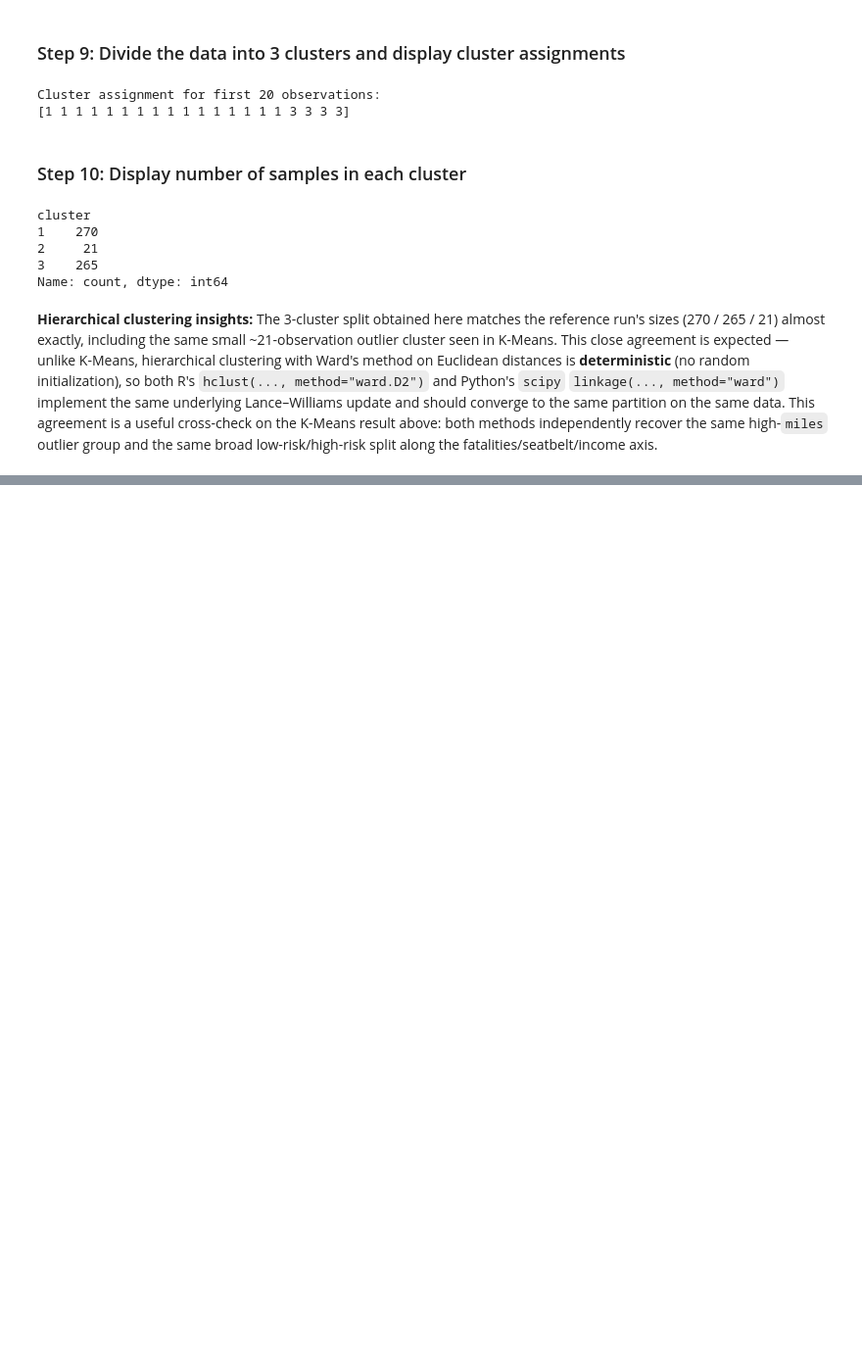
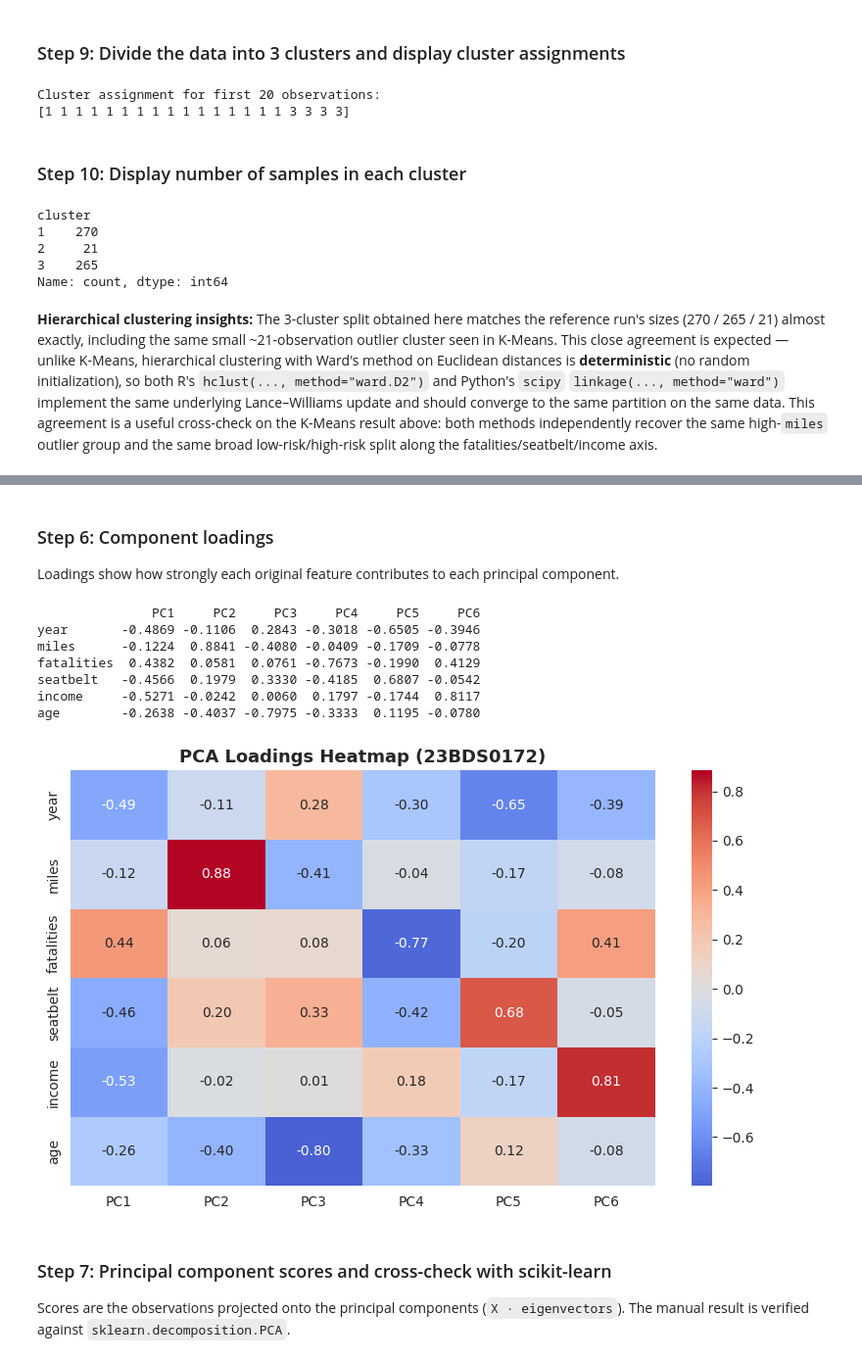
Before and after one commit to Udit587/UditVashisht-EDA-Project, a Jupyter notebook: Phase1_EDA_USSeatBelts.ipynb, the cells around one changed output, grey strips where cells are left out. Shown at 98% size. Saved outputs shown, nothing was run; the diff lists cells and outputs as text; code cells hidden in the pictures; blank space fills up the shorter version.

```diff
--- a/Phase1_EDA_USSeatBelts.ipynb
+++ b/Phase1_EDA_USSeatBelts.ipynb
@@ -1255,0 +1304,11 @@ low-risk/high-risk split along the fatalities/seatbelt/income axis.
+# %%
+eigenvalues, eigenvectors = np.linalg.eigh(cov_matrix)
+
+# eigh returns ascending order -> sort descending
+order = np.argsort(eigenvalues)[::-1]
+eigenvalues = eigenvalues[order]
+eigenvectors = eigenvectors[:, order]
+
+pc_names = [f"PC{i+1}" for i in range(len(eigenvalues))]
+print("Eigenvalues:", np.round(eigenvalues, 4))
+print("Sum of eigenvalues (total variance, ~6 = number of features):", round(eigenvalues.sum(), 4))
@@ -1255,0 +1371,26 @@ low-risk/high-risk split along the fatalities/seatbelt/income axis.
+# %% [markdown]
+### Step 6: Component loadings
+
+Loadings show how strongly each original feature contributes to each principal component.
+# %%
+loadings = pd.DataFrame(eigenvectors, index=pca_features, columns=pc_names)
+print(loadings.round(4))
+
+fig, ax = plt.subplots(figsize=(8, 5))
+sns.heatmap(loadings, annot=True, fmt=".2f", cmap="coolwarm", center=0, ax=ax)
+ax.set_title(f"PCA Loadings Heatmap ({REG_NO})")
+plt.tight_layout()
+plt.show()
+# %% [output]
+               PC1     PC2     PC3     PC4     PC5     PC6
+year       -0.4869 -0.1106  0.2843 -0.3018 -0.6505 -0.3946
+miles      -0.1224  0.8841 -0.4080 -0.0409 -0.1709 -0.0778
+fatalities  0.4382  0.0581  0.0761 -0.7673 -0.1990  0.4129
+seatbelt   -0.4566  0.1979  0.3330 -0.4185  0.6807 -0.0542
+income     -0.5271 -0.0242  0.0060  0.1797 -0.1744  0.8117
+age        -0.2638 -0.4037 -0.7975 -0.3333  0.1195 -0.0780
+[figure, added]
+# %% [markdown]
+### Step 7: Principal component scores and cross-check with scikit-learn
+
+Scores are the observations projected onto the principal components (`X · eigenvectors`). The manual result is verified against `sklearn.decomposition.PCA`.
```
Also changed, not shown: parts of 18 cells of this notebook.
